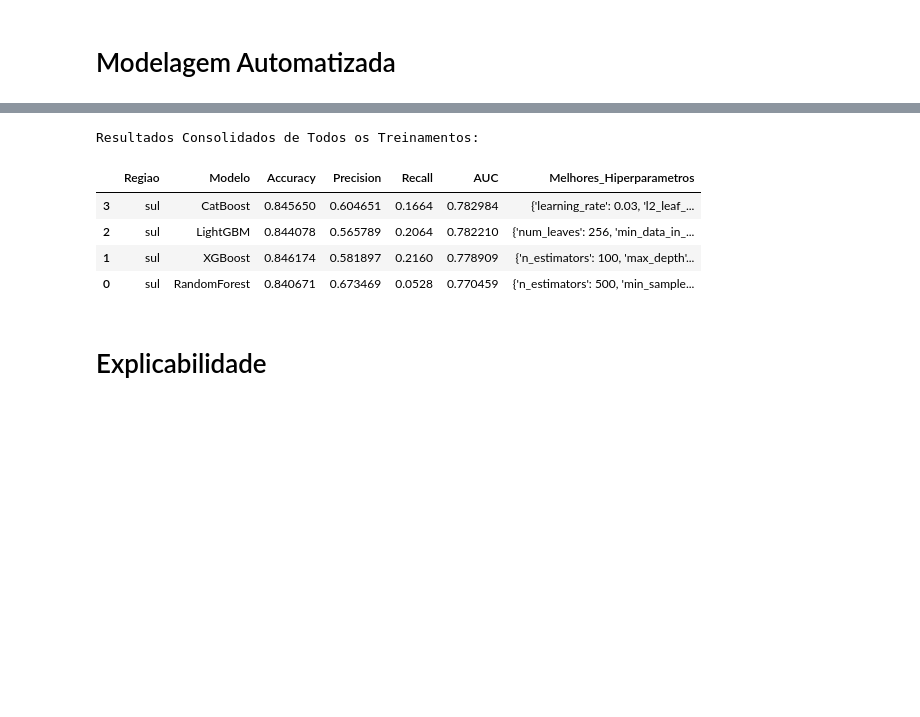
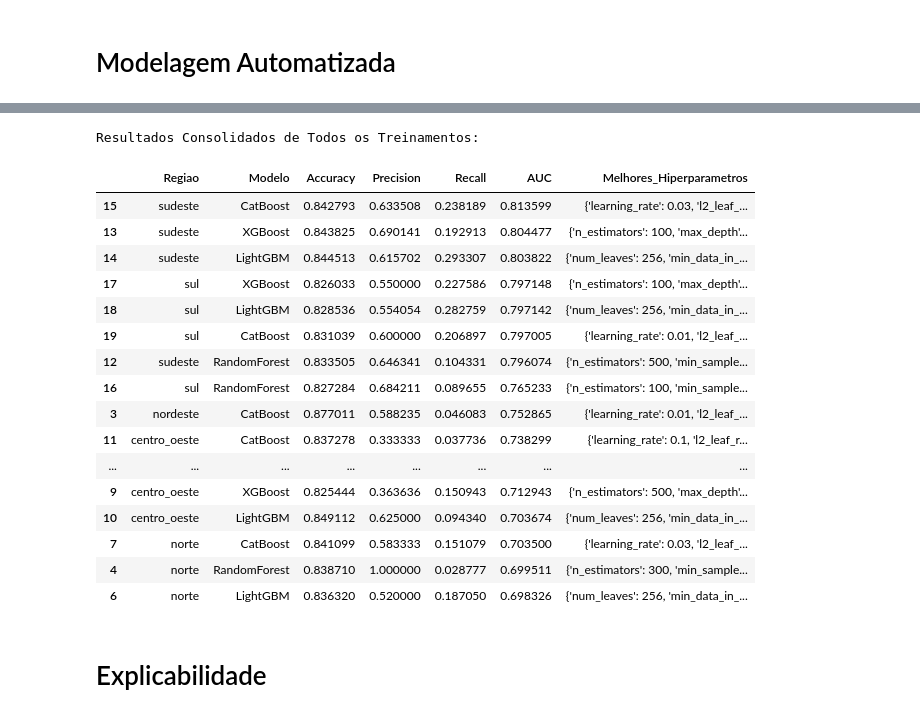
Before and after one commit to v-camargo/TL_tuberculosis, a Jupyter notebook: local_modelagem_regioes v2.ipynb, the cells around one changed output, grey strips where cells are left out. Cells and saved outputs as stored; diff of their text form; code cells hidden in the pictures; blank space fills up the shorter version.

Commit message:
OHE in categorical data

```diff
--- a/local_modelagem_regioes v2.ipynb
+++ b/local_modelagem_regioes v2.ipynb
@@ -24,7 +24,7 @@ import mlflow.catboost
 # Importação
 # %%
 # 1. Especifique o caminho para a pasta onde seus arquivos CSV estão localizados.
-caminho_da_pasta = 'dados/train_test'
+caminho_da_pasta = 'dados/train_test_ohe'
 
 # Cria um dicionário vazio para armazenar os DataFrames
 dados = {}
@@ -132,7 +132,7 @@ modelos_a_treinar = {
 resultados_gerais = []
 
 # Garante que o diretório para salvar os modelos exista
-output_dir = "modelos_hiperparametrizados_v2"
+output_dir = "modelos_hiperparametrizados_pos_pandemia"
 os.makedirs(output_dir, exist_ok=True)
 print(f"Diretório para salvar os modelos: '{output_dir}'")
 # %% [output]
@@ -151,7 +151,7 @@ for regiao in regioes:
     print(f"{'='*60}")
 
     # --- MLFLOW: Define o experimento para a região atual ---
-    mlflow.set_experiment(f"ML_Modelagem_{regiao}")
+    mlflow.set_experiment(f"ML_Modelagem_local_{regiao}_2021_ohe")
 
     # Carrega os dados de treino e teste para a região atual
     try:
@@ -312,25 +290,37 @@ And if memory is not enough, you can set `force_col_wise=true`.
 # %%
 # --- VISUALIZAÇÃO DOS RESULTADOS (SUBSTITUIDO PELO MLFLOW) ---
 
 # Converte a lista de dicionários em um DataFrame do Pandas
 df_resultados = pd.DataFrame(resultados_gerais)
 
 # Ordena os resultados por região e depois pela métrica AUC (descendente) para destacar os melhores
-df_resultados_sorted = df_resultados.sort_values(by=['Regiao', 'AUC'], ascending=[True, False])
+df_resultados_sorted = df_resultados.sort_values(by=['AUC', 'Regiao'], ascending=[False, True])
 
 # Exibe o DataFrame com os resultados de todos os modelos e regiões
 print("Resultados Consolidados de Todos os Treinamentos:")
 display(df_resultados_sorted)
 
 # Você também pode salvar este DataFrame em um arquivo CSV se desejar
 # df_resultados_sorted.to_csv('resultados_modelagem.csv', index=False)
 # %% [output]
 Resultados Consolidados de Todos os Treinamentos:
 |  | Regiao | Modelo | Accuracy | Precision | Recall | AUC | Melhores_Hiperparametros |
-| 3 | sul | CatBoost | 0.845650 | 0.604651 | 0.1664 | 0.782984 | {'learning_rate': 0.03, 'l2_leaf_... |
-| 2 | sul | LightGBM | 0.844078 | 0.565789 | 0.2064 | 0.782210 | {'num_leaves': 256, 'min_data_in_... |
-| 1 | sul | XGBoost | 0.846174 | 0.581897 | 0.2160 | 0.778909 | {'n_estimators': 100, 'max_depth'... |
-| 0 | sul | RandomForest | 0.840671 | 0.673469 | 0.0528 | 0.770459 | {'n_estimators': 500, 'min_sample... |
+| 15 | sudeste | CatBoost | 0.842793 | 0.633508 | 0.238189 | 0.813599 | {'learning_rate': 0.03, 'l2_leaf_... |
+| 13 | sudeste | XGBoost | 0.843825 | 0.690141 | 0.192913 | 0.804477 | {'n_estimators': 100, 'max_depth'... |
+| 14 | sudeste | LightGBM | 0.844513 | 0.615702 | 0.293307 | 0.803822 | {'num_leaves': 256, 'min_data_in_... |
+| 17 | sul | XGBoost | 0.826033 | 0.550000 | 0.227586 | 0.797148 | {'n_estimators': 100, 'max_depth'... |
+| 18 | sul | LightGBM | 0.828536 | 0.554054 | 0.282759 | 0.797142 | {'num_leaves': 256, 'min_data_in_... |
+| 19 | sul | CatBoost | 0.831039 | 0.600000 | 0.206897 | 0.797005 | {'learning_rate': 0.01, 'l2_leaf_... |
+| 12 | sudeste | RandomForest | 0.833505 | 0.646341 | 0.104331 | 0.796074 | {'n_estimators': 500, 'min_sample... |
+| 16 | sul | RandomForest | 0.827284 | 0.684211 | 0.089655 | 0.765233 | {'n_estimators': 100, 'min_sample... |
+| 3 | nordeste | CatBoost | 0.877011 | 0.588235 | 0.046083 | 0.752865 | {'learning_rate': 0.01, 'l2_leaf_... |
+| 11 | centro_oeste | CatBoost | 0.837278 | 0.333333 | 0.037736 | 0.738299 | {'learning_rate': 0.1, 'l2_leaf_r... |
+| ... | ... | ... | ... | ... | ... | ... | ... |
+| 9 | centro_oeste | XGBoost | 0.825444 | 0.363636 | 0.150943 | 0.712943 | {'n_estimators': 500, 'max_depth'... |
+| 10 | centro_oeste | LightGBM | 0.849112 | 0.625000 | 0.094340 | 0.703674 | {'num_leaves': 256, 'min_data_in_... |
+| 7 | norte | CatBoost | 0.841099 | 0.583333 | 0.151079 | 0.703500 | {'learning_rate': 0.03, 'l2_leaf_... |
+| 4 | norte | RandomForest | 0.838710 | 1.000000 | 0.028777 | 0.699511 | {'n_estimators': 300, 'min_sample... |
+| 6 | norte | LightGBM | 0.836320 | 0.520000 | 0.187050 | 0.698326 | {'num_leaves': 256, 'min_data_in_... |
 # %% [markdown]
 # Explicabilidade
 # %%
```
Also changed, not shown: parts of 4 cells of this notebook, 7 other files.
